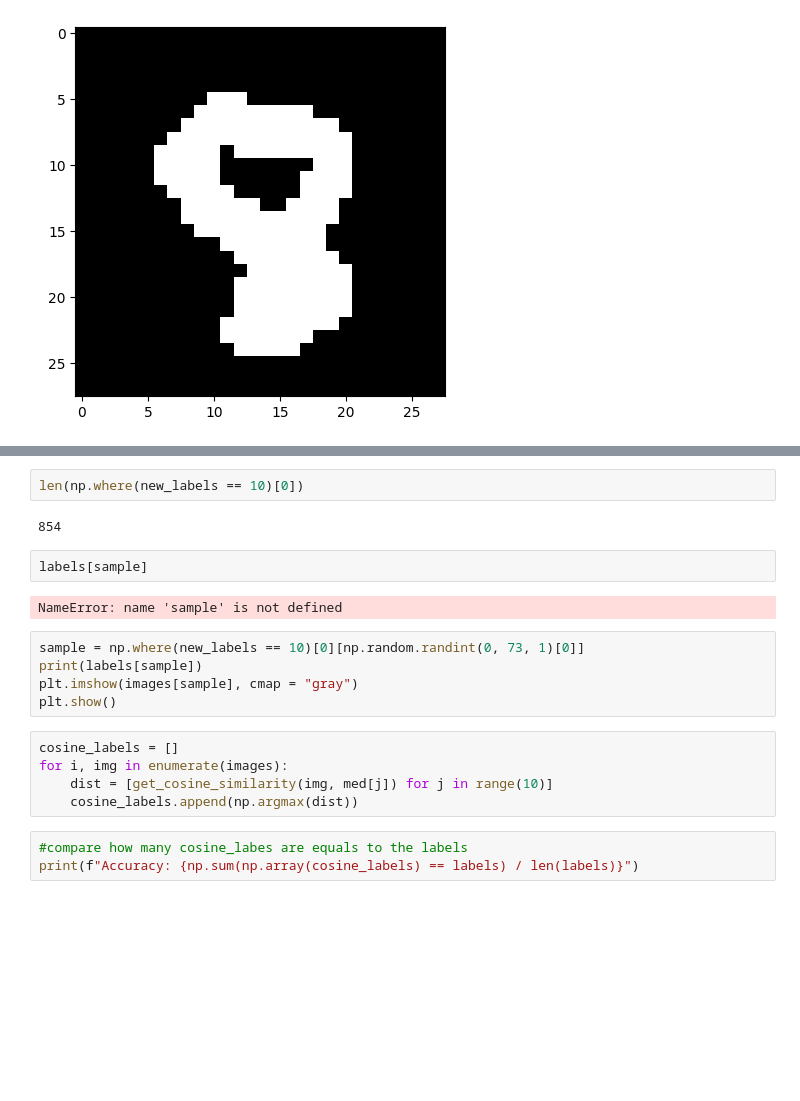
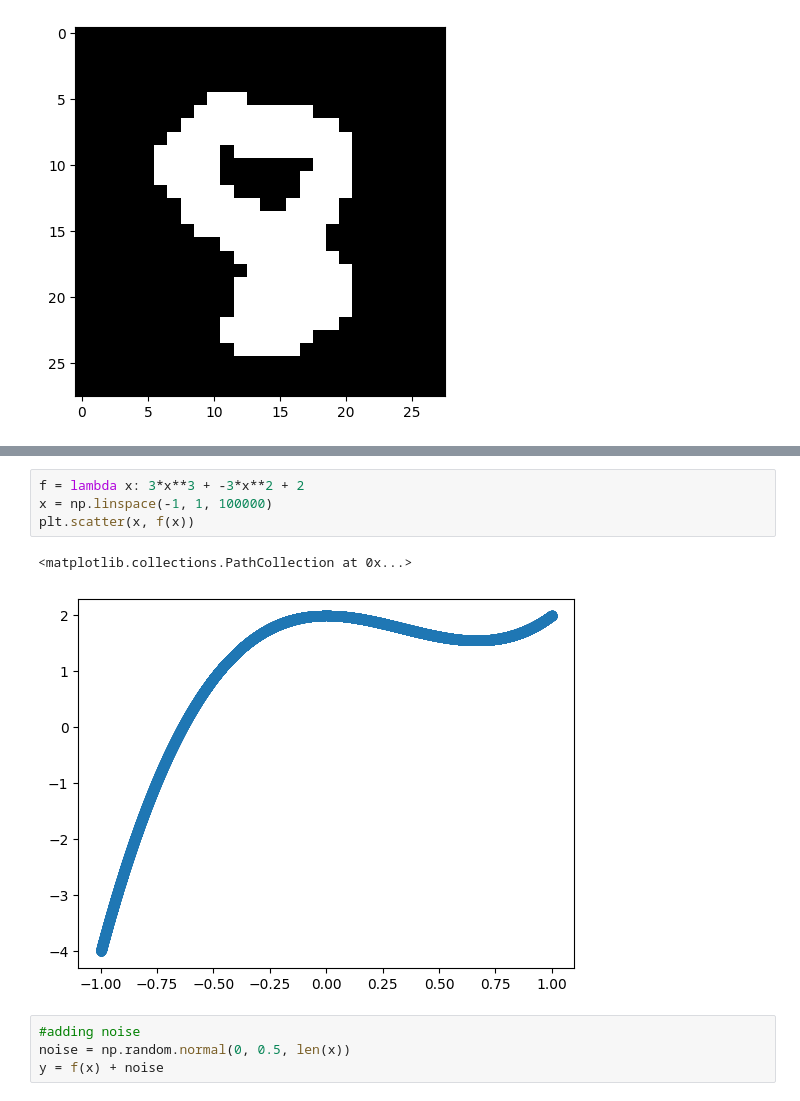
Before and after one commit to agoniko/test-on-mnist, a Jupyter notebook: handWritten.ipynb, the cells around one changed output, grey strips where cells are left out. Drawn from its saved outputs; the diff is of its cells as text; blank space fills up the shorter version.

```diff
--- a/handWritten.ipynb
+++ b/handWritten.ipynb
@@ -295,21 +285,11 @@ for i in range(10):
-# %%
-len(np.where(new_labels == 10)[0])
-# %% [output]
-854
-# %%
-labels[sample]
-# %% [output]
-NameError: name 'sample' is not defined
-# %%
-sample = np.where(new_labels == 10)[0][np.random.randint(0, 73, 1)[0]]
-print(labels[sample])
-plt.imshow(images[sample], cmap = "gray")
-plt.show()
-# %%
-cosine_labels = []
-for i, img in enumerate(images):
-    dist = [get_cosine_similarity(img, med[j]) for j in range(10)]
-    cosine_labels.append(np.argmax(dist))
-# %%
-#compare how many cosine_labes are equals to the labels
-print(f"Accuracy: {np.sum(np.array(cosine_labels) == labels) / len(labels)}")
+# %%
+f = lambda x: 3*x**3 + -3*x**2 + 2
+x = np.linspace(-1, 1, 100000)
+plt.scatter(x, f(x))
+# %% [output]
+<matplotlib.collections.PathCollection at 0x...>
+[figure, added]
+# %%
+#adding noise
+noise = np.random.normal(0, 0.5, len(x))
+y = f(x) + noise
```
Also changed, not shown: parts of 10 cells of this notebook.
